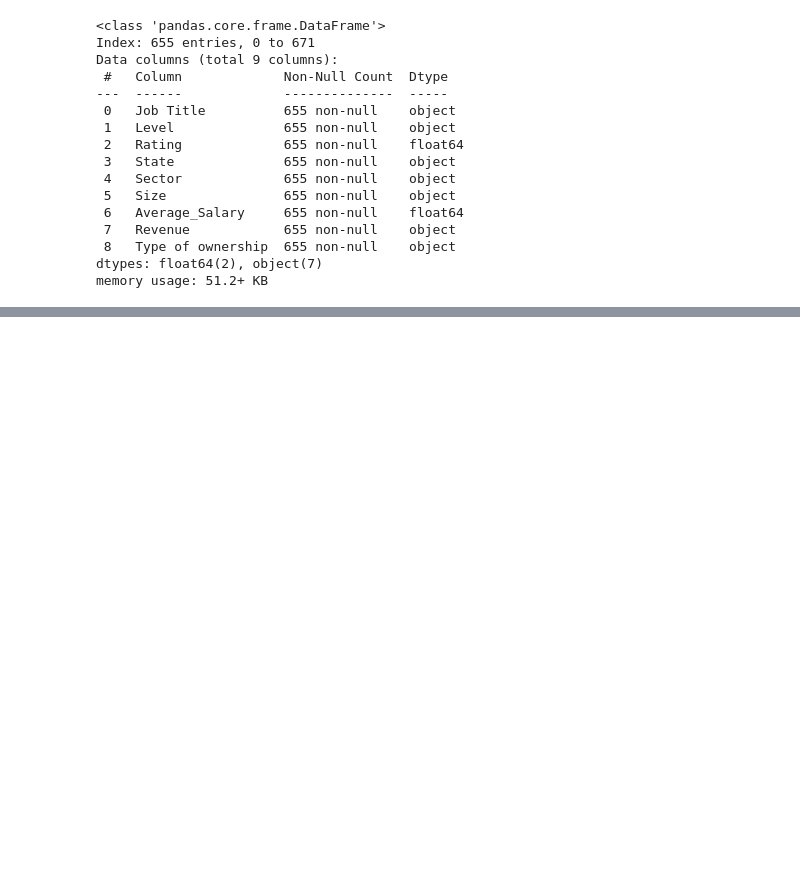
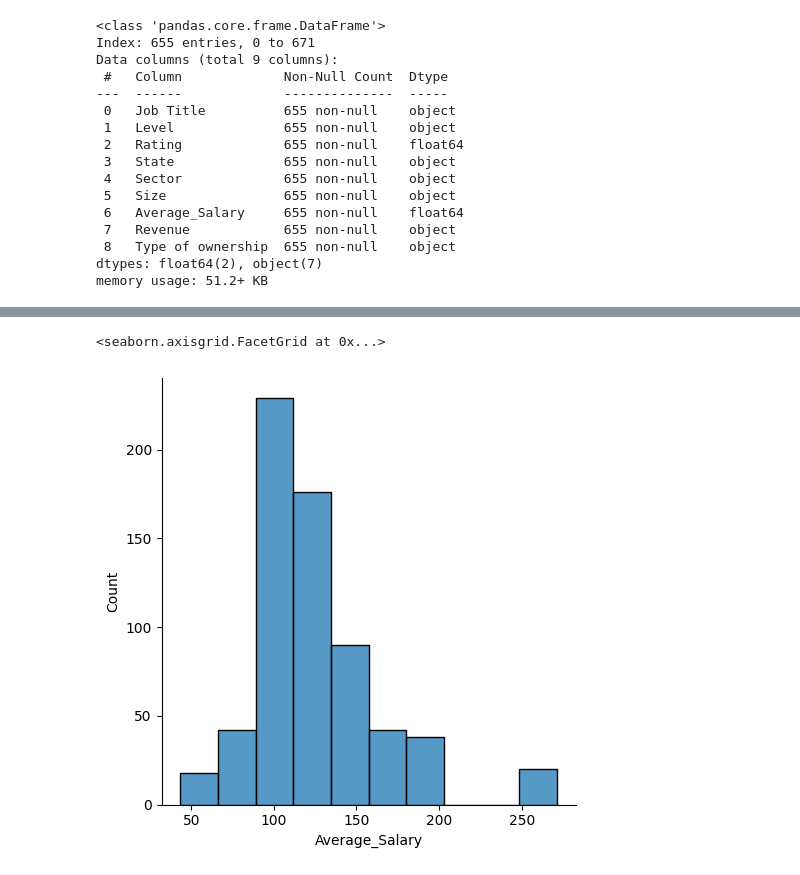
Before and after one commit to swjung333/Data_Science_Python, a Jupyter notebook: Data_Science_Job_Posting_Analysis.ipynb, the cells around one changed output, grey strips where cells are left out. Cells and saved outputs as stored; diff of their text form; code cells hidden in the pictures; blank space fills up the shorter version.

```diff
--- a/Data_Science_Job_Posting_Analysis.ipynb
+++ b/Data_Science_Job_Posting_Analysis.ipynb
@@ -1024,0 +1030,6 @@ memory usage: 51.2+ KB
+# %%
+# Check the "Average_Salary" column
+sns.displot(x = "Average_Salary", data = cleaned_df, bins = 10)
+# %% [output]
+<seaborn.axisgrid.FacetGrid at 0x...>
+[figure, added]
```
Also changed, not shown: parts of 17 cells of this notebook.
